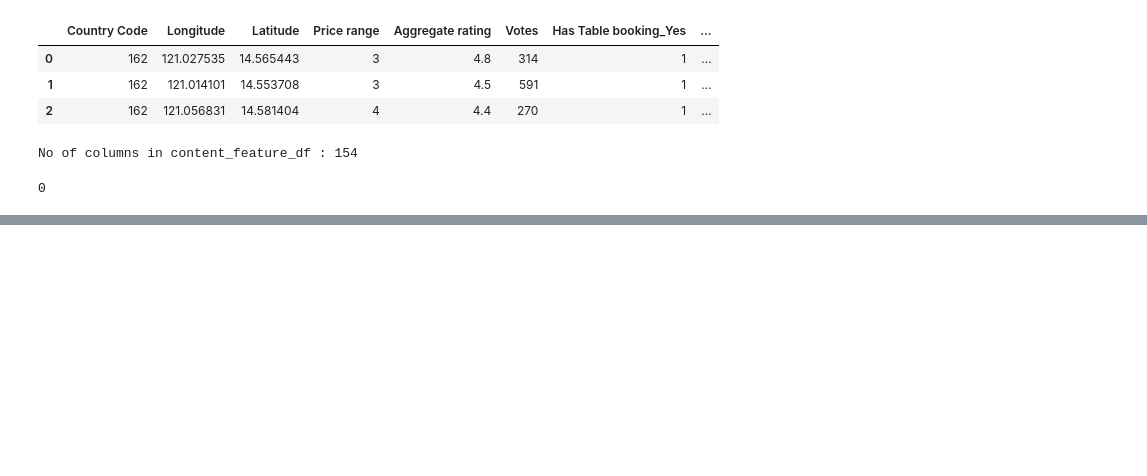
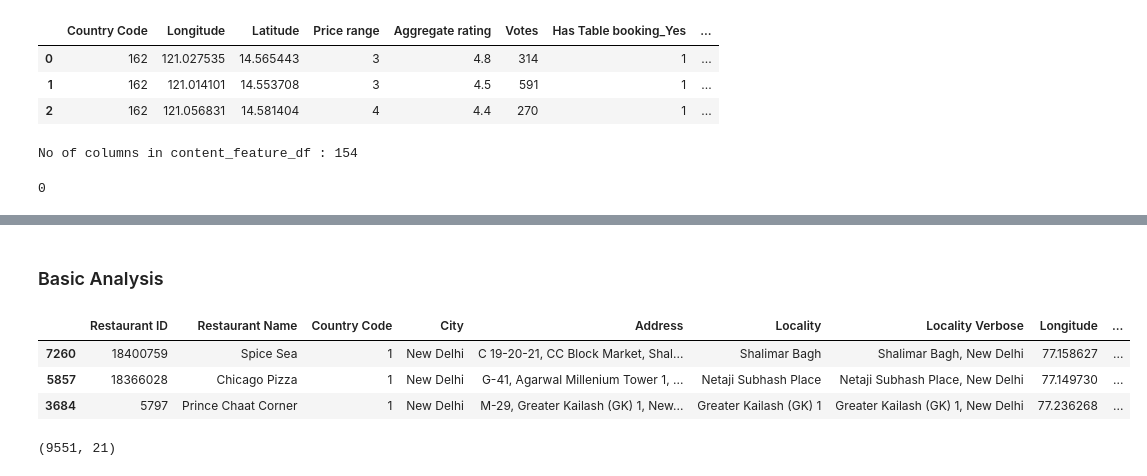
Before and after one commit to SarkarPriyanshu/CognifyzTechnologiesInterns, a Jupyter notebook: Cognifyz_Technologies_Internship_Task_1.ipynb, the cells around one changed output, grey strips where cells are left out. Cells and saved outputs as stored; diff of their text form; code cells hidden in the pictures; blank space fills up the shorter version.

```diff
--- a/Cognifyz_Technologies_Internship_Task_1.ipynb
+++ b/Cognifyz_Technologies_Internship_Task_1.ipynb
@@ -598,0 +642,9 @@ if __name__ == '__main__':
+# %% [markdown]
+### Basic Analysis
+# %%
+df.sample(3)
+# %% [output]
+|  | Restaurant ID | Restaurant Name | Country Code | City | Address | Locality | Locality Verbose | Longitude | ... |
+| 7260 | 18400759 | Spice Sea | 1 | New Delhi | C 19-20-21, CC Block Market, Shal... | Shalimar Bagh | Shalimar Bagh, New Delhi | 77.158627 | ... |
+| 5857 | 18366028 | Chicago Pizza | 1 | New Delhi | G-41, Agarwal Millenium Tower 1, ... | Netaji Subhash Place | Netaji Subhash Place, New Delhi | 77.149730 | ... |
+| 3684 | 5797 | Prince Chaat Corner | 1 | New Delhi | M-29, Greater Kailash (GK) 1, New... | Greater Kailash (GK) 1 | Greater Kailash (GK) 1, New Delhi | 77.236268 | ... |
@@ -598,0 +674,4 @@ if __name__ == '__main__':
+# %%
+df.shape
+# %% [output]
+(9551, 21)
```
Also changed, not shown: parts of 74 cells of this notebook.
